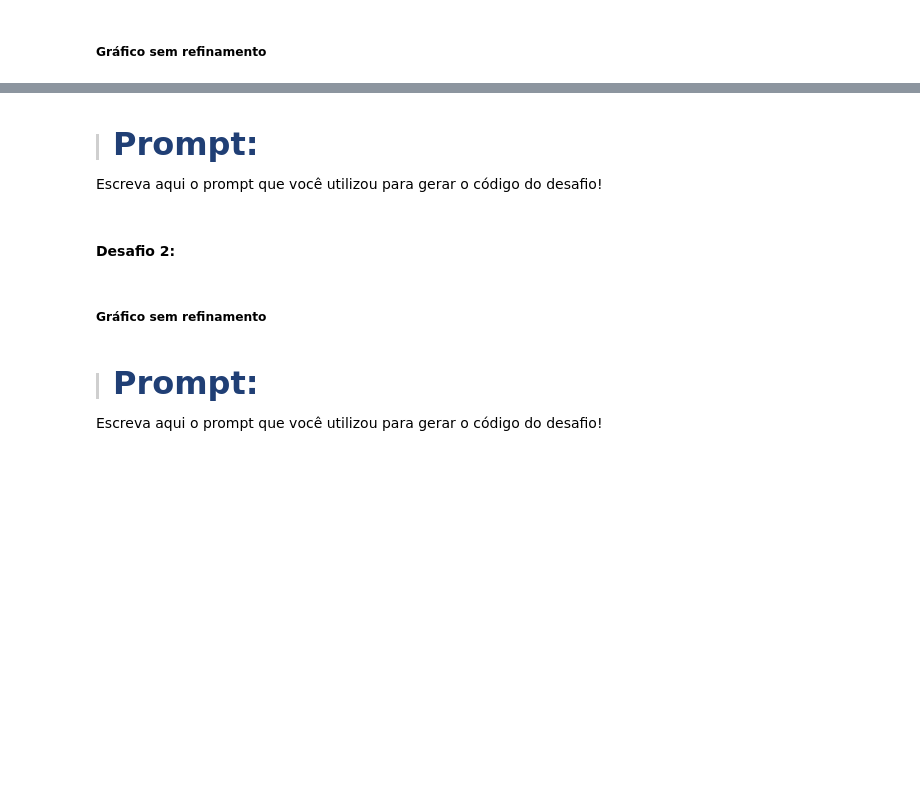
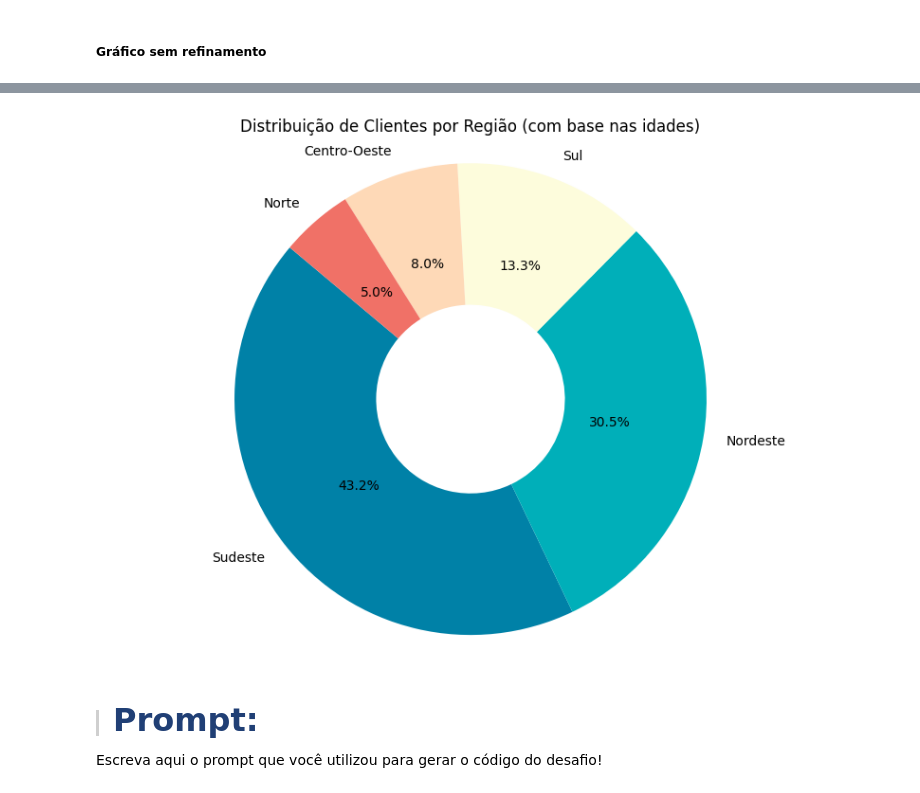
Before and after one commit to SergioCarmo-ro/Desafio_IA, a Jupyter notebook: Desafios.ipynb, the cells around one changed output, grey strips where cells are left out. Drawn from its saved outputs; the diff is of its cells as text; code cells hidden in the pictures; blank space fills up the shorter version.

```diff
--- a/Desafios.ipynb
+++ b/Desafios.ipynb
@@ -267,12 +407,32 @@ AQUA_1,	AQUA_2,	AQUA_3 = "#addcd4",	"#9fccc5", "#96bfb9"
+# %%
+import pandas as pd
+import matplotlib.pyplot as plt
+
+# 1. Contar quantos clientes existem por região
+contagem = df['regiao'].value_counts()
+
+# 2. Definir cores personalizadas (opcional)
+cores = ['#0081a7', '#00afb9', '#fdfcdc', '#fed9b7', '#f07167']  # Uma cor por região
+
+# 3. Criar gráfico de rosca
+plt.figure(figsize=(8, 6))
+wedges, texts, autotexts = plt.pie(
+    contagem,
+    labels=contagem.index,
+    autopct='%1.1f%%',
+    startangle=140,
+    colors=cores,
+    wedgeprops=dict(width=0.6)  # Efeito de rosca
+)
+
+# 4. Título e ajustes
+plt.title('Distribuição de Clientes por Região (com base nas idades)')
+plt.axis('equal')
+plt.tight_layout()
+plt.show()
+# %% [output]
+[figure, added]
 # %% [markdown]
 > #### <strong><font color="#203f75" size= 6>Prompt:</font></strong>
 
 Escreva aqui o prompt que você utilizou para gerar o código do desafio!
-# %% [markdown]
-#### Desafio 2:
-# %% [markdown]
-##### Gráfico sem refinamento
-# %% [markdown]
-> #### <strong><font color="#203f75" size= 6>Prompt:</font></strong>
-
-Escreva aqui o prompt que você utilizou para gerar o código do desafio!
```
Also changed, not shown: parts of 10 cells of this notebook.
